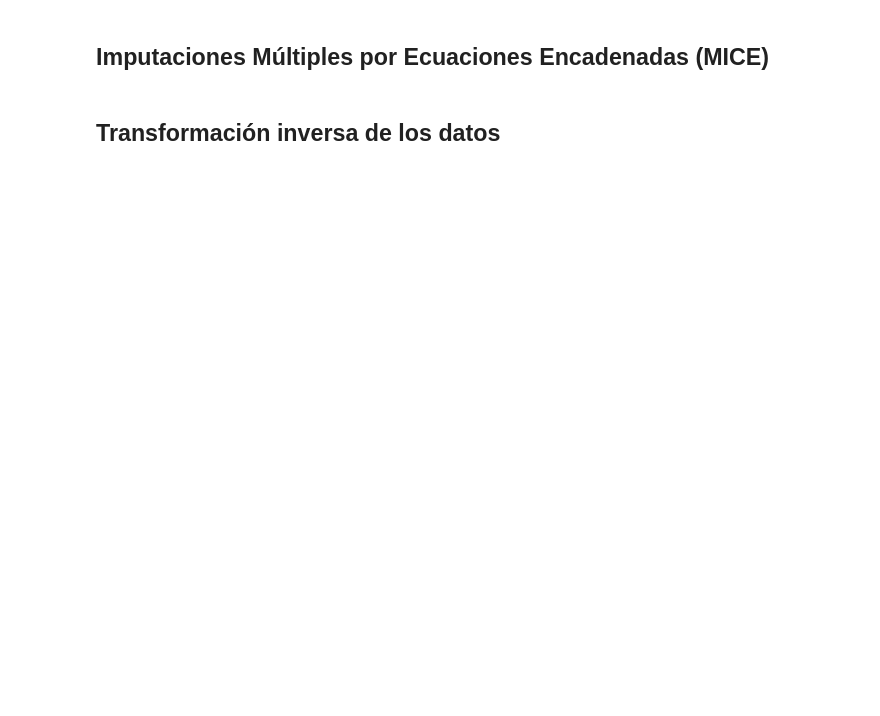
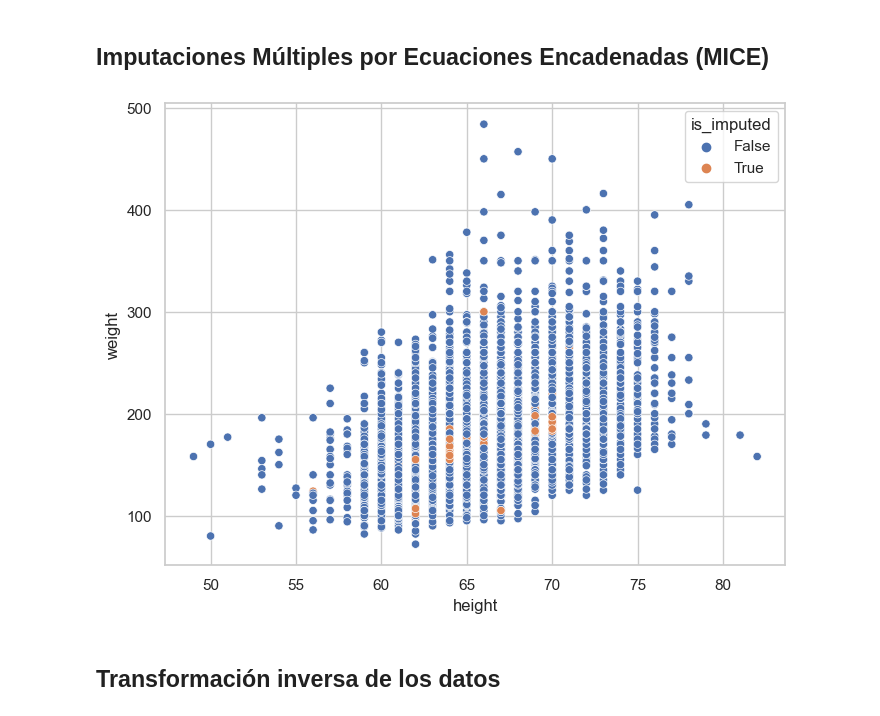
Before and after one commit to RaymundoSGlz/Manejo-de-datos-faltantes, a Jupyter notebook: live-imputation-missing-values.ipynb, the cells around one changed output. Cells and saved outputs as stored; diff of their text form; code cells hidden in the pictures; blank space fills up the shorter version.

```diff
--- a/live-imputation-missing-values.ipynb
+++ b/live-imputation-missing-values.ipynb
@@ -810,4 +905,31 @@ nhanes_df_knn
 # %% [markdown]
 ## Imputaciones Múltiples por Ecuaciones Encadenadas (MICE)
+# %%
+# creamos nuestro imputador
+mice_imputer = sklearn.impute.IterativeImputer(
+    estimator = BayesianRidge(), # especificamos el estimador
+    initial_strategy = "mean", # especificamos la estrategia inicial
+    imputation_order = "ascending" # especificamos el orden de imputación
+)
+#creamos una copia del dataframe
+nhanes_mice_df = nhanes_transformed_df.copy(deep = True)
+#transformamos nuestros datos con el imputador
+nhanes_mice_df.iloc[:, :] = mice_imputer.fit_transform(nhanes_transformed_df).round()
+
+# mostramos los valores imputados
+nhanes_mice_df = pd.concat(
+    [
+        nhanes_mice_df,
+        nhanes_df.missing.create_shadow_matrix(True, False, suffix = "_imp") # creamos una matriz de sombra para visualizar los valores faltantes
+    ],
+    axis = 1 # concatenamos los dataframes por columnas
+)
+# graficamos los valores imputados
+nhanes_mice_df.missing.scatter_imputation_plot(
+    x="height",
+    y="weight"
+);
+# %% [output]
+[figure, added]
 # %% [markdown]
 ## Transformación inversa de los datos
```
Also changed, not shown: parts of 13 cells of this notebook.
